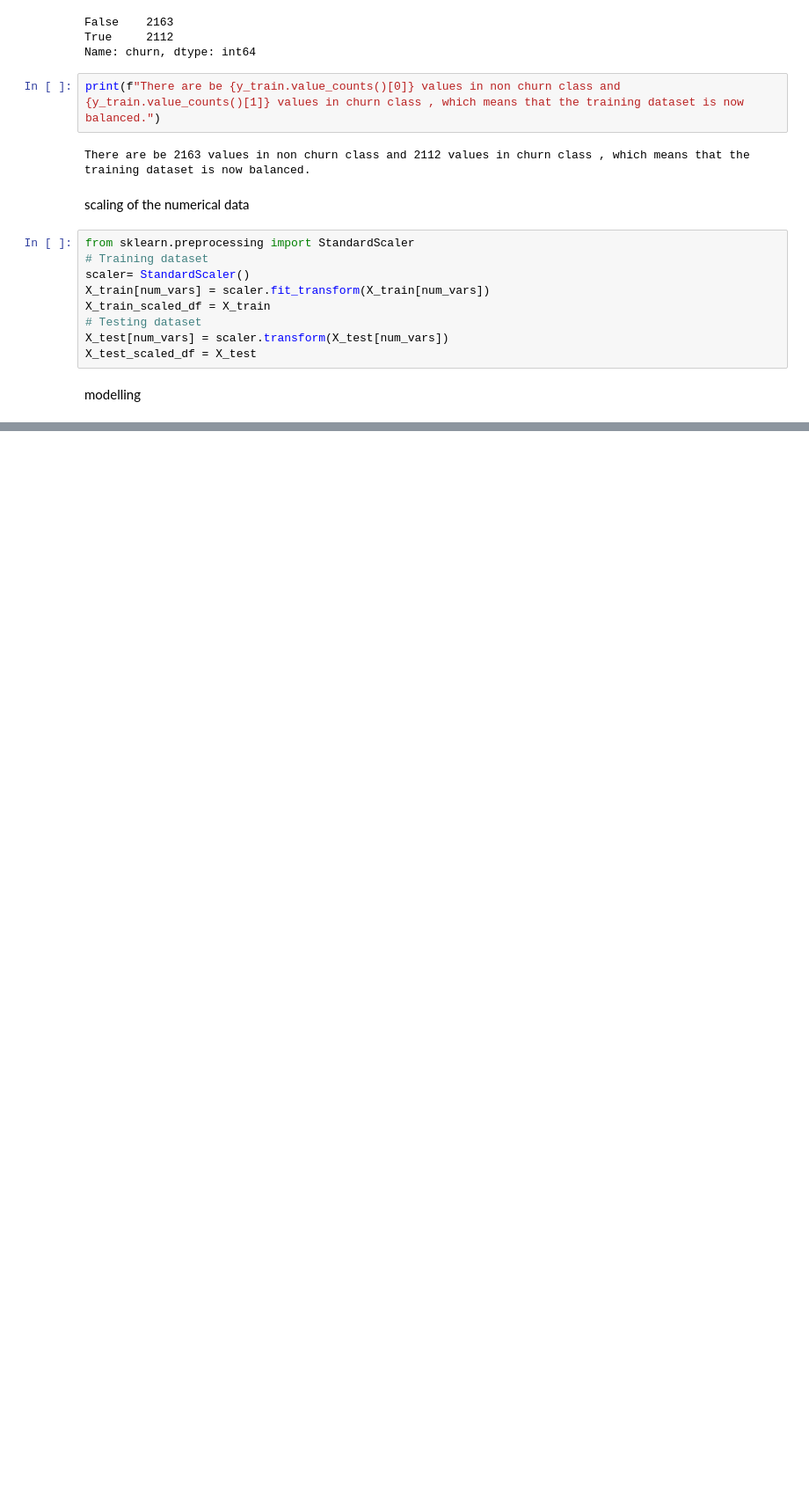
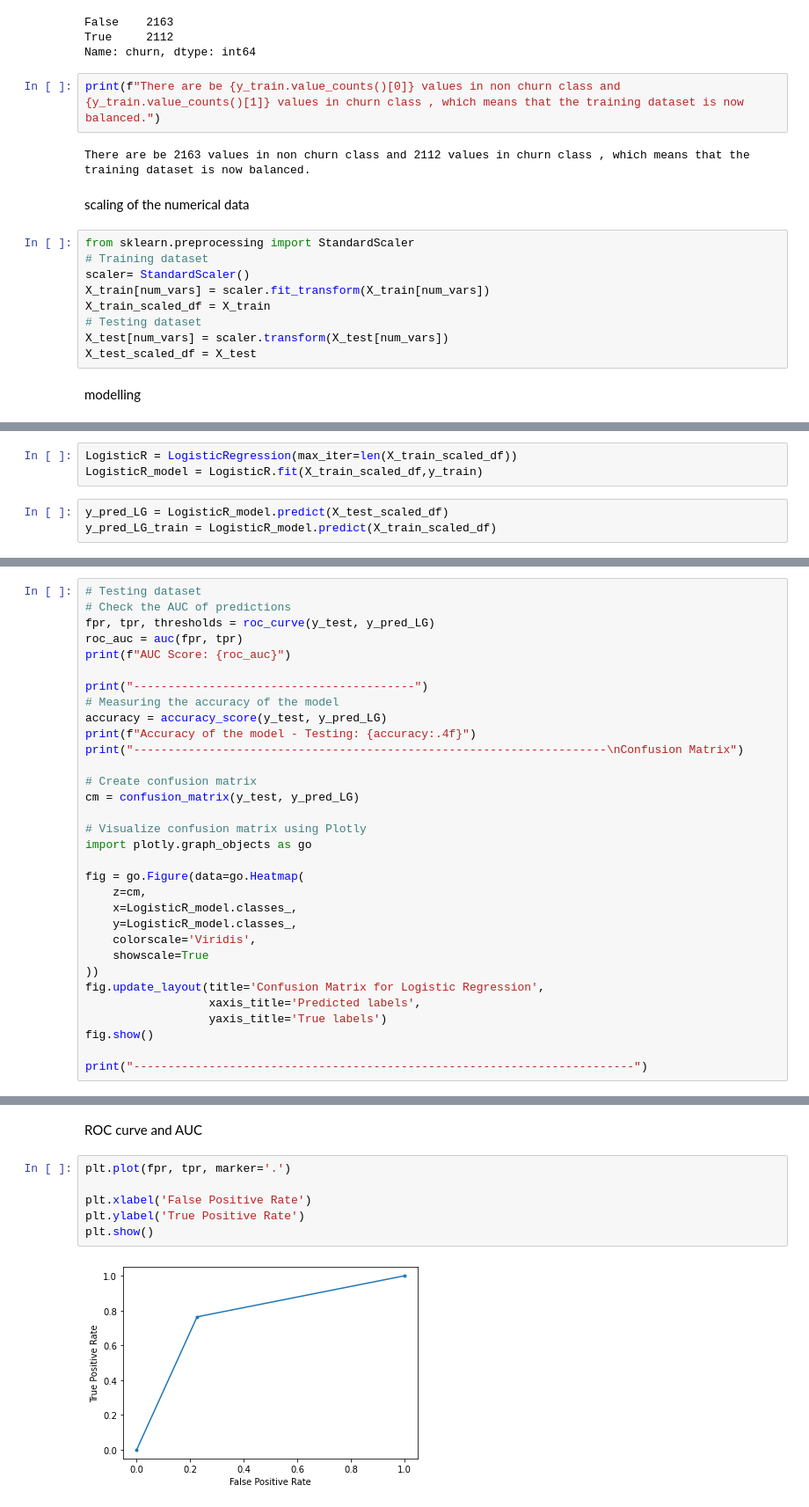
Before and after one commit to ann-mw/phase-3-project, a Jupyter notebook: Untitled.ipynb, the cells around one changed output, grey strips where cells are left out. Shown: that part at 88% size. Saved outputs shown, nothing was run; the diff lists cells and outputs as text; blank space fills up the shorter version.

Commit message:
modelling

```diff
--- a/Untitled.ipynb
+++ b/Untitled.ipynb
@@ -394,0 +406,6 @@ modelling
+# %%
+LogisticR = LogisticRegression(max_iter=len(X_train_scaled_df))
+LogisticR_model = LogisticR.fit(X_train_scaled_df,y_train)
+# %%
+y_pred_LG = LogisticR_model.predict(X_test_scaled_df)
+y_pred_LG_train = LogisticR_model.predict(X_train_scaled_df)
@@ -394,0 +414,32 @@ modelling
+# %%
+# Testing dataset
+# Check the AUC of predictions
+fpr, tpr, thresholds = roc_curve(y_test, y_pred_LG)
+roc_auc = auc(fpr, tpr)
+print(f"AUC Score: {roc_auc}")
+
+print("-----------------------------------------")
+# Measuring the accuracy of the model
+accuracy = accuracy_score(y_test, y_pred_LG)
+print(f"Accuracy of the model - Testing: {accuracy:.4f}")
+print("---------------------------------------------------------------------\nConfusion Matrix")
+
+# Create confusion matrix
+cm = confusion_matrix(y_test, y_pred_LG)
+
+# Visualize confusion matrix using Plotly
+import plotly.graph_objects as go
+
+fig = go.Figure(data=go.Heatmap(
+    z=cm,
+    x=LogisticR_model.classes_,
+    y=LogisticR_model.classes_,
+    colorscale='Viridis',
+    showscale=True
+))
+fig.update_layout(title='Confusion Matrix for Logistic Regression',
+                  xaxis_title='Predicted labels',
+                  yaxis_title='True labels')
+fig.show()
+
+print("-------------------------------------------------------------------------")
@@ -394,0 +454,10 @@ modelling
+# %% [markdown]
+ROC curve and AUC
+# %%
+plt.plot(fpr, tpr, marker='.')
+
+plt.xlabel('False Positive Rate')
+plt.ylabel('True Positive Rate')
+plt.show()
+# %% [output]
+[figure, added]
```
Also changed, not shown: parts of 53 cells of this notebook.
